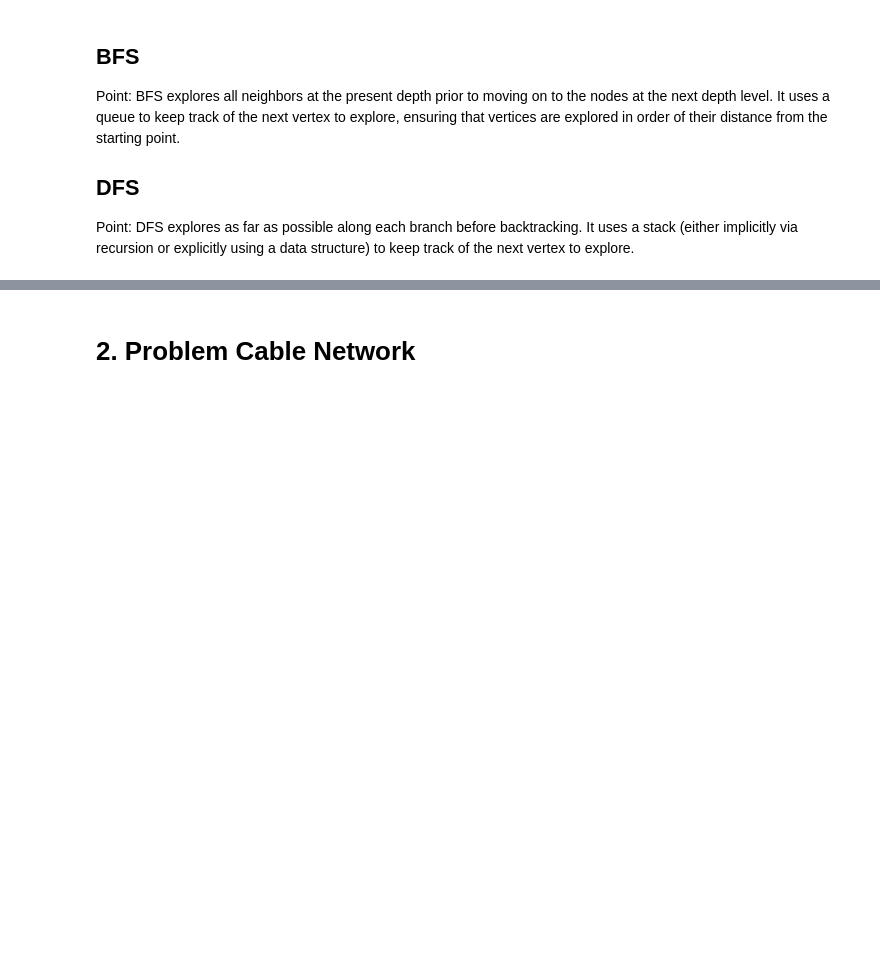
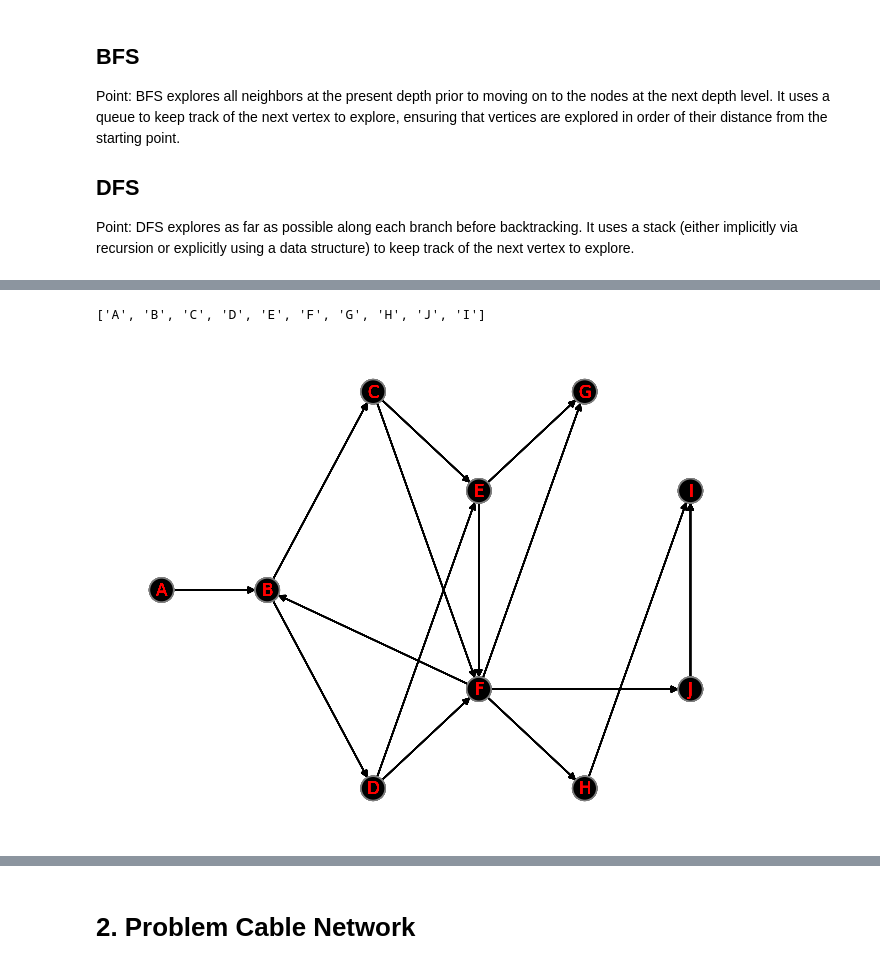
Before and after one commit to eemrds/dat600-algorithms, a Jupyter notebook: assignment3/assignment3.ipynb, the cells around one changed output, grey strips where cells are left out. Drawn from its saved outputs; the diff is of its cells as text; code cells hidden in the pictures; blank space fills up the shorter version.

```diff
--- a/assignment3/assignment3.ipynb
+++ b/assignment3/assignment3.ipynb
@@ -209,23 +222,30 @@ None
 # %%
 def bfs(G: Graph, s_string: str) -> list[str]:
     queue = []
     order = []
     s = G.get(s_string)
     s.color = "gray"
     s.d = 0
     queue.append(s)
     while len(queue) > 0:
         u = queue.pop(0)
-        print(u)
-        for v in u.neighbours:
+        order.append(u.name)
+        for neighbour in u.neighbours:
+            v = G.get(neighbour.name)
             if v.color == "white":
                 v.color = "gray"
                 v.d = u.d + 1
                 v.pi = u
                 queue.append(v)
-                order.append(v)
         u.color = "black"
+        G.graphical()
     return order
+
+breadth = bfs(copy.deepcopy(graph), "A")
+breadth
+# %% [output]
+['A', 'B', 'C', 'D', 'E', 'F', 'G', 'H', 'J', 'I']
+[figure, added]
 # %%
 def dfs(G: Graph) -> Graph:
     """Algorithm for depth first search
```
Also changed, not shown: parts of 5 cells of this notebook.
